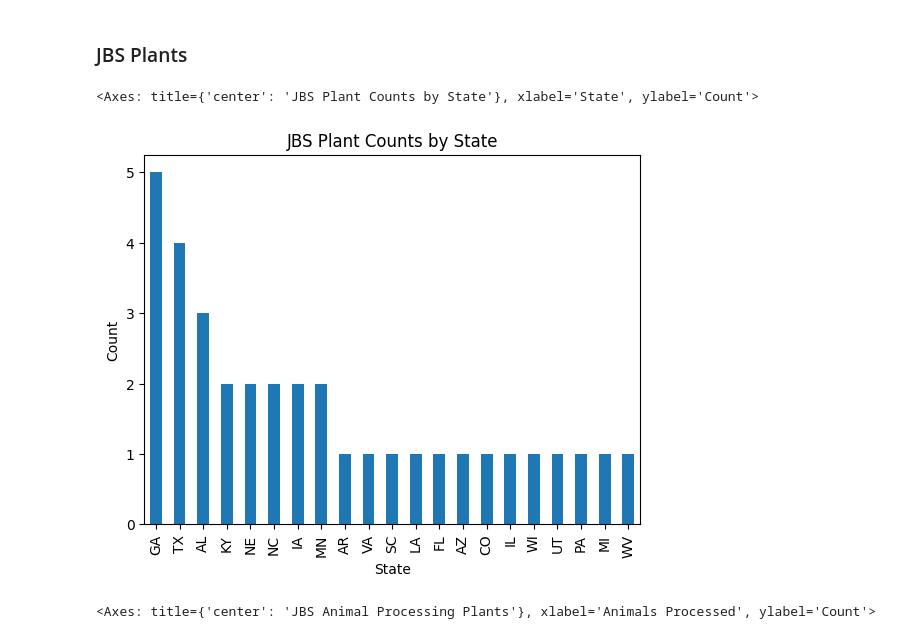
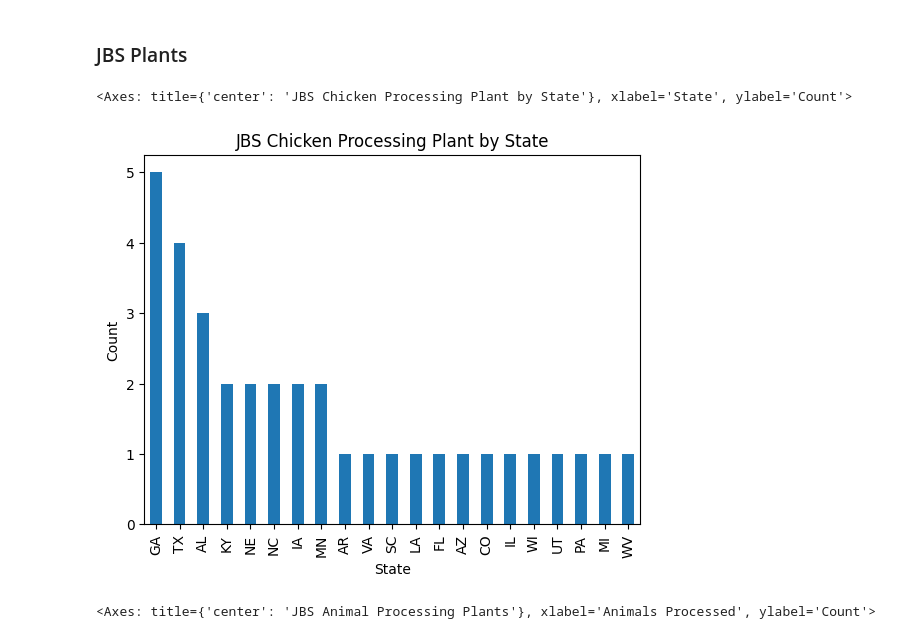
Before and after one commit to uchicago-dsi/rafi-poultry, a Jupyter notebook: notebooks/steve_FSIS_eda.ipynb, the cells around one changed output. Saved outputs shown, nothing was run; the diff lists cells and outputs as text; code cells hidden in the pictures.

```diff
--- a/notebooks/steve_FSIS_eda.ipynb
+++ b/notebooks/steve_FSIS_eda.ipynb
@@ -202,14 +210,14 @@ tyson_chicken_plants["State"].value_counts().plot(kind="bar", title="Tyson Chick
 # %% [markdown]
 ### JBS Plants
 # %%
-#JBS only
+# JBS only
 
 jbs_plants = fsis[fsis["Parent Corporation"] == "JBS"]
 
-jbs_plants["State"].value_counts().plot(kind="bar", title="JBS Plant Counts by State", ylabel="Count")
+jbs_plants["State"].value_counts().plot(kind="bar", title="JBS Chicken Processing Plant by State", ylabel="Count")
 # %% [output]
-<Axes: title={'center': 'JBS Plant Counts by State'}, xlabel='State', ylabel='Count'>
+<Axes: title={'center': 'JBS Chicken Processing Plant by State'}, xlabel='State', ylabel='Count'>
-[figure, old version]
+[figure, new version]
 # %%
 jbs_plants["Animals Processed"].value_counts().plot(kind="bar", title="JBS Animal Processing Plants", ylabel="Count")
 # %% [output]
```
Also changed, not shown: parts of 7 cells of this notebook, 1 other file.
